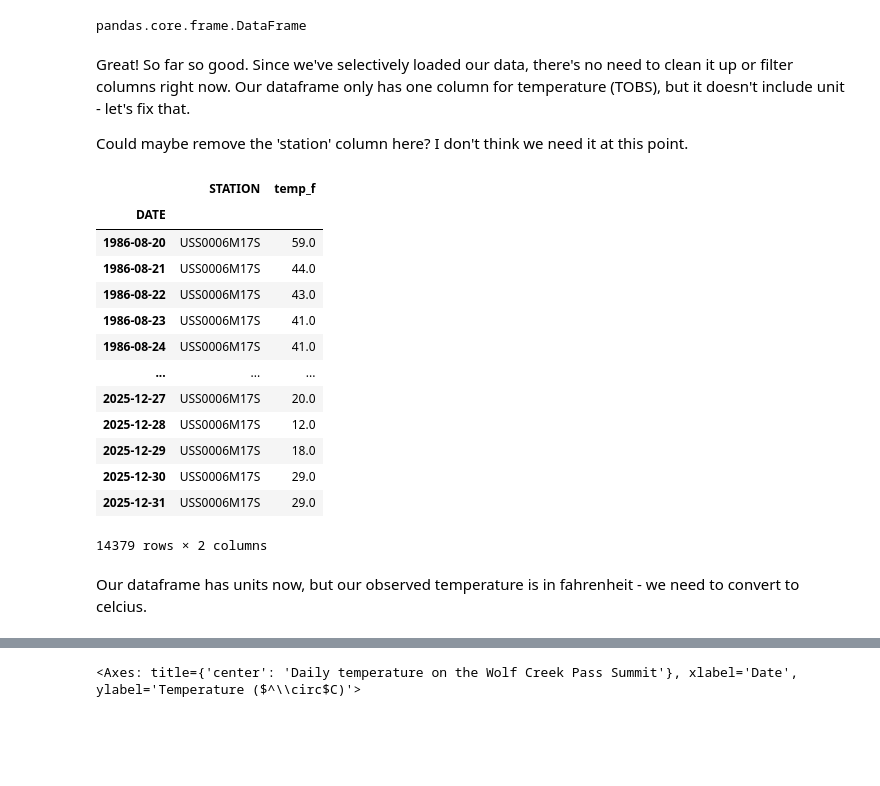
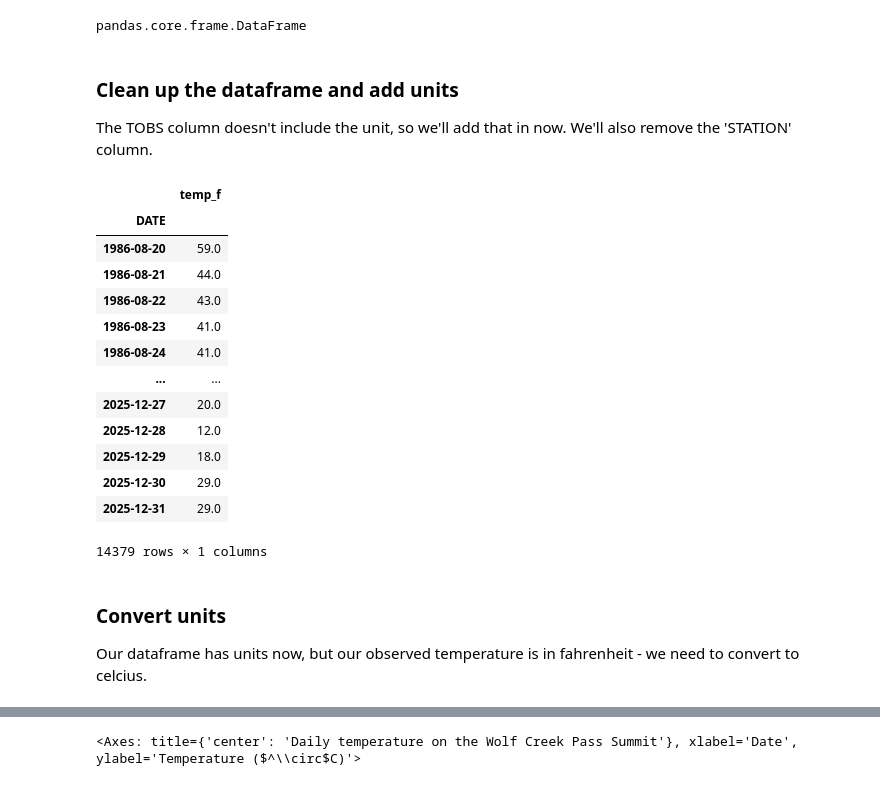
Before and after one commit to adelinekelly/01-climate-fall-template, a Jupyter notebook: 06-wolfcreek-climate.ipynb, the cells around one changed output, grey strips where cells are left out. Cells and saved outputs as stored; diff of their text form; code cells hidden in the pictures; blank space fills up the shorter version.

```diff
--- a/06-wolfcreek-climate.ipynb
+++ b/06-wolfcreek-climate.ipynb
@@ -72,33 +72,36 @@ type(wolfcreek_temp_data)
 # %% [output]
 pandas.core.frame.DataFrame
 # %% [markdown]
-Great! So far so good. Since we've selectively loaded our data, there's no need to clean it up or filter columns right now. Our dataframe only has one column for temperature (TOBS), but it doesn't include unit - let's fix that.
-
-Could maybe remove the 'station' column here? I don't think we need it at this point.
+### Clean up the dataframe and add units
+The TOBS column doesn't include the unit, so we'll add that in now. We'll also remove the 'STATION' column.
-# %%
-### Rename TOBS column to include units
-wolfcreek_temp_data = wolfcreek_temp_data.rename(columns={
-    'TOBS': 'temp_f',
-})
-
-### look at dataframe
-wolfcreek_temp_data
-# %% [output]
-|  | STATION | temp_f |
-| DATE |  |  |
-| 1986-08-20 | USS0006M17S | 59.0 |
-| 1986-08-21 | USS0006M17S | 44.0 |
-| 1986-08-22 | USS0006M17S | 43.0 |
-| 1986-08-23 | USS0006M17S | 41.0 |
-| 1986-08-24 | USS0006M17S | 41.0 |
-| ... | ... | ... |
-| 2025-12-27 | USS0006M17S | 20.0 |
-| 2025-12-28 | USS0006M17S | 12.0 |
-| 2025-12-29 | USS0006M17S | 18.0 |
-| 2025-12-30 | USS0006M17S | 29.0 |
-| 2025-12-31 | USS0006M17S | 29.0 |
-14379 rows × 2 columns
+# %%
+### Rename TOBS column to include units
+wolfcreek_temp_data = wolfcreek_temp_data.rename(columns={
+    'TOBS': 'temp_f',
+})
+
+## Remove 'STATION' column
+wolfcreek_temp_data = wolfcreek_temp_data[['temp_f']]
+
+### look at dataframe
+wolfcreek_temp_data
+# %% [output]
+|  | temp_f |
+| DATE |  |
+| 1986-08-20 | 59.0 |
+| 1986-08-21 | 44.0 |
+| 1986-08-22 | 43.0 |
+| 1986-08-23 | 41.0 |
+| 1986-08-24 | 41.0 |
+| ... | ... |
+| 2025-12-27 | 20.0 |
+| 2025-12-28 | 12.0 |
+| 2025-12-29 | 18.0 |
+| 2025-12-30 | 29.0 |
+| 2025-12-31 | 29.0 |
+14379 rows × 1 columns
 # %% [markdown]
+### Convert units
 Our dataframe has units now, but our observed temperature is in fahrenheit - we need to convert to celcius.
 # %%
 ### Write function to convert units
```
Also changed, not shown: parts of 20 cells of this notebook, 1 other file.
